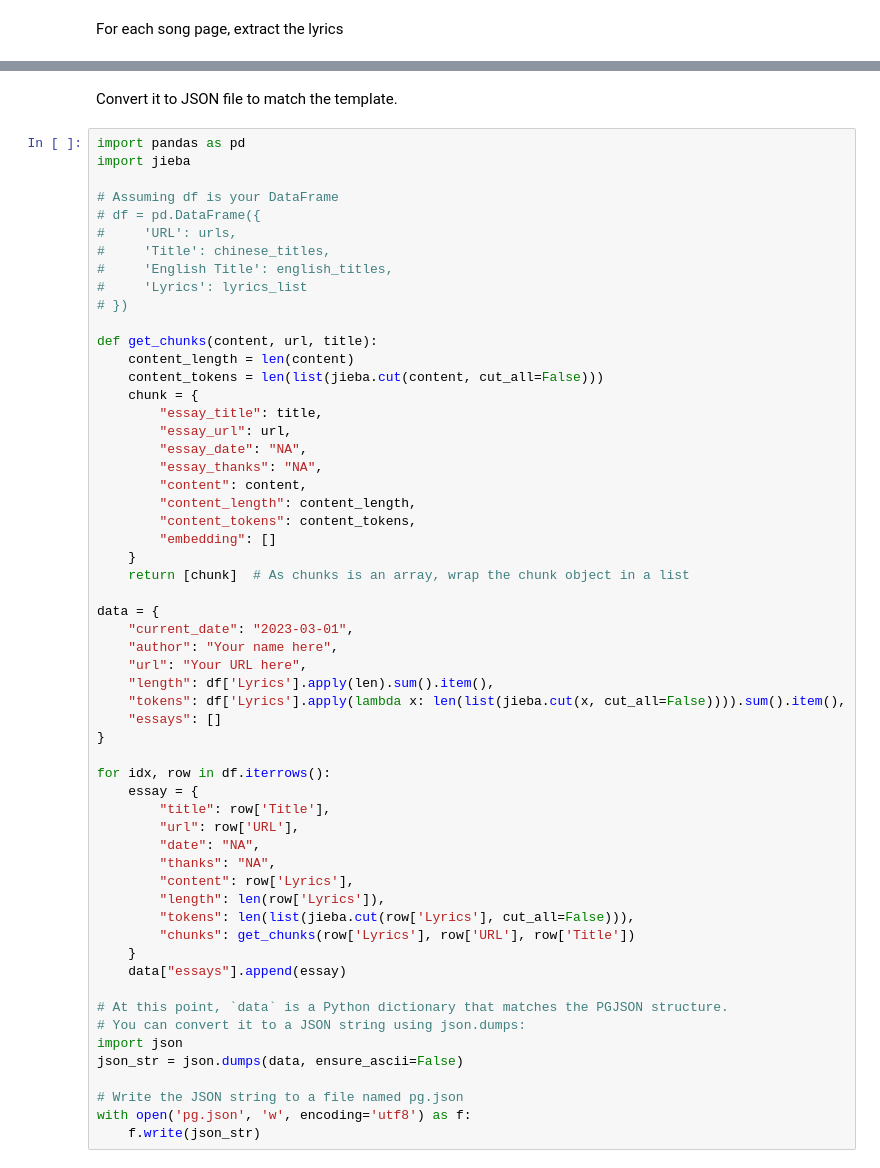
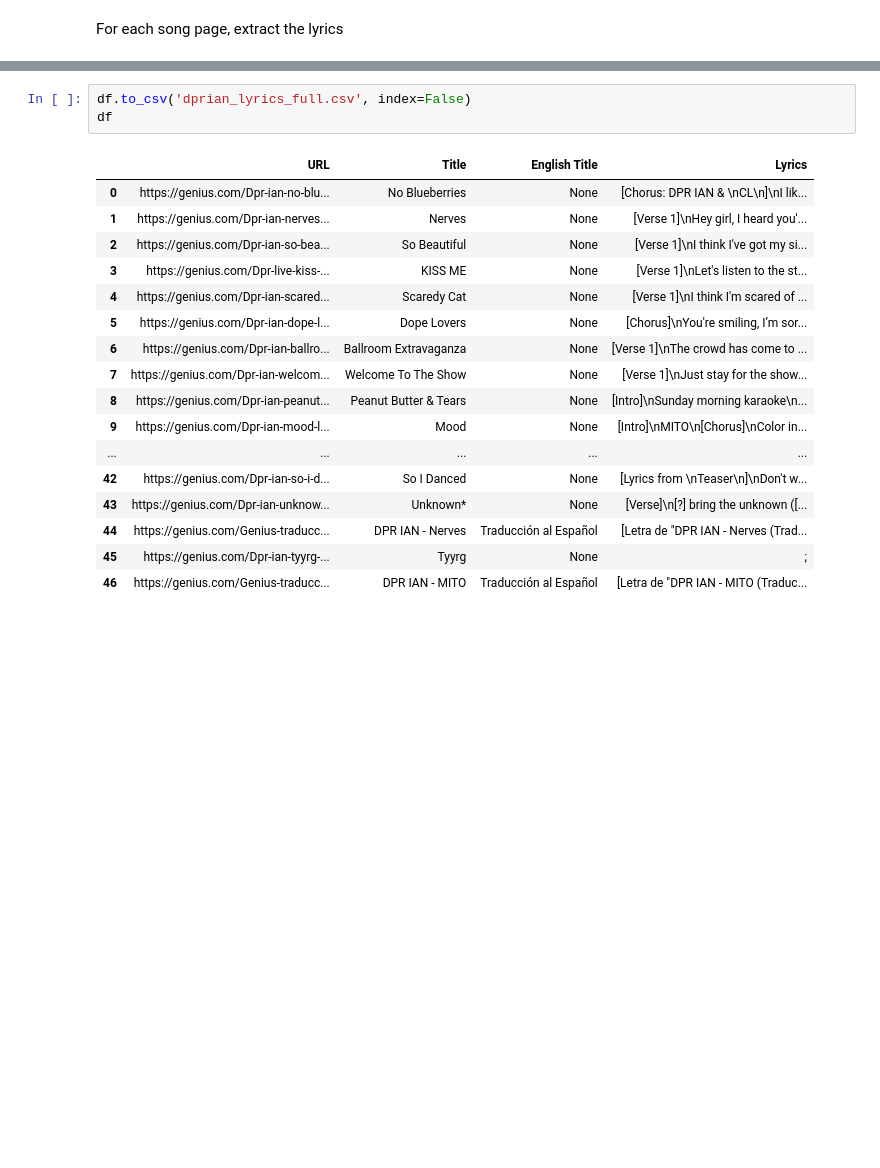
Before and after one commit to alinealinealine/dprian_songs, a Jupyter notebook: scrap.ipynb, the cells around one changed output, grey strips where cells are left out. Saved outputs shown, nothing was run; the diff lists cells and outputs as text; blank space fills up the shorter version.

Commit message:
update the scrape file: keep only relevant content

```diff
--- a/scrap.ipynb
+++ b/scrap.ipynb
@@ -126,59 +125,21 @@ ValueError: Length of values (94) does not match length of index (47)
-# %% [markdown]
-Convert it to JSON file to match the template.
-# %%
-import pandas as pd
-import jieba
-
-# Assuming df is your DataFrame
-# df = pd.DataFrame({
-#     'URL': urls,
-#     'Title': chinese_titles,
-#     'English Title': english_titles,
-#     'Lyrics': lyrics_list
-# })
-
-def get_chunks(content, url, title):
-    content_length = len(content)
-    content_tokens = len(list(jieba.cut(content, cut_all=False)))
-    chunk = {
-        "essay_title": title,
-        "essay_url": url,
-        "essay_date": "NA",
-        "essay_thanks": "NA",
-        "content": content,
-        "content_length": content_length,
-        "content_tokens": content_tokens,
-        "embedding": []
-    }
-    return [chunk]  # As chunks is an array, wrap the chunk object in a list
-
-data = {
-    "current_date": "2023-03-01",
-    "author": "Your name here",
-    "url": "Your URL here",
-    "length": df['Lyrics'].apply(len).sum().item(),
-    "tokens": df['Lyrics'].apply(lambda x: len(list(jieba.cut(x, cut_all=False)))).sum().item(),
-    "essays": []
-}
-
-for idx, row in df.iterrows():
-    essay = {
-        "title": row['Title'],
-        "url": row['URL'],
-        "date": "NA",
-        "thanks": "NA",
-        "content": row['Lyrics'],
-        "length": len(row['Lyrics']),
-        "tokens": len(list(jieba.cut(row['Lyrics'], cut_all=False))),
-        "chunks": get_chunks(row['Lyrics'], row['URL'], row['Title'])
-    }
-    data["essays"].append(essay)
-
-# At this point, `data` is a Python dictionary that matches the PGJSON structure.
-# You can convert it to a JSON string using json.dumps:
-import json
-json_str = json.dumps(data, ensure_ascii=False)
-
-# Write the JSON string to a file named pg.json
-with open('pg.json', 'w', encoding='utf8') as f:
-    f.write(json_str)
+# %%
+df.to_csv('dprian_lyrics_full.csv', index=False)
+df
+# %% [output]
+|  | URL | Title | English Title | Lyrics |
+| 0 | https://genius.com/Dpr-ian-no-blu... | No Blueberries | None | [Chorus: DPR IAN & \nCL\n]\nI lik... |
+| 1 | https://genius.com/Dpr-ian-nerves... | Nerves | None | [Verse 1]\nHey girl, I heard you'... |
+| 2 | https://genius.com/Dpr-ian-so-bea... | So Beautiful | None | [Verse 1]\nI think I've got my si... |
+| 3 | https://genius.com/Dpr-live-kiss-... | KISS ME | None | [Verse 1]\nLet's listen to the st... |
+| 4 | https://genius.com/Dpr-ian-scared... | Scaredy Cat | None | [Verse 1]\nI think I'm scared of ... |
+| 5 | https://genius.com/Dpr-ian-dope-l... | Dope Lovers | None | [Chorus]\nYou're smiling, I’m sor... |
+| 6 | https://genius.com/Dpr-ian-ballro... | Ballroom Extravaganza | None | [Verse 1]\nThe crowd has come to ... |
+| 7 | https://genius.com/Dpr-ian-welcom... | Welcome To The Show | None | [Verse 1]\nJust stay for the show... |
+| 8 | https://genius.com/Dpr-ian-peanut... | Peanut Butter & Tears | None | [Intro]\nSunday morning karaoke\n... |
+| 9 | https://genius.com/Dpr-ian-mood-l... | Mood | None | [Intro]\nMITO\n[Chorus]\nColor in... |
+| ... | ... | ... | ... | ... |
+| 42 | https://genius.com/Dpr-ian-so-i-d... | So I Danced | None | [Lyrics from \nTeaser\n]\nDon't w... |
+| 43 | https://genius.com/Dpr-ian-unknow... | Unknown* | None | [Verse]\n[?] bring the unknown ([... |
+| 44 | https://genius.com/Genius-traducc... | DPR IAN - Nerves | Traducción al Español | [Letra de "DPR IAN - Nerves (Trad... |
+| 45 | https://genius.com/Dpr-ian-tyyrg-... | Tyyrg | None | ; |
+| 46 | https://genius.com/Genius-traducc... | DPR IAN - MITO | Traducción al Español | [Letra de "DPR IAN - MITO (Traduc... |
```
Also changed, not shown: parts of 1 cell of this notebook.
